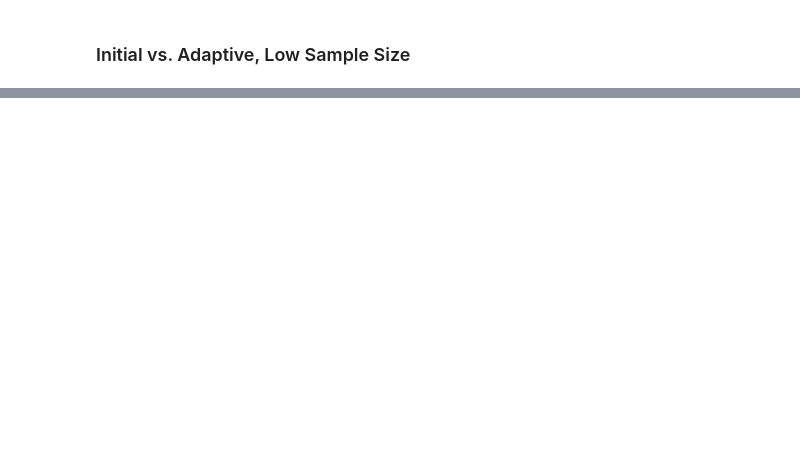
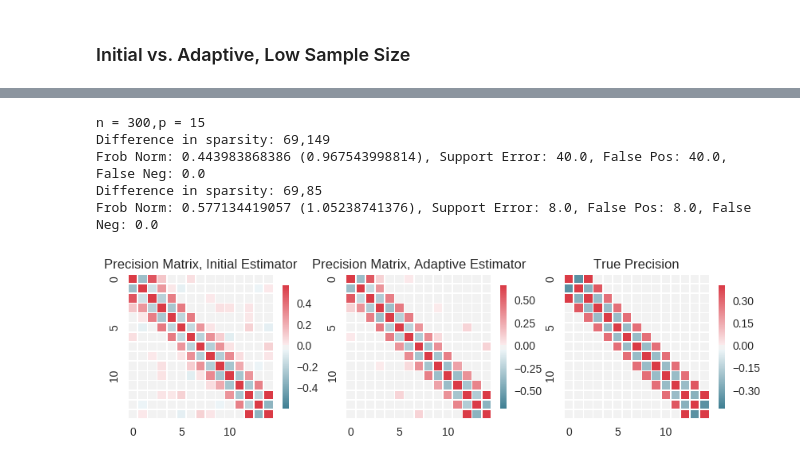
Before and after one commit to skggm/skggm, a Jupyter notebook: examples/Banded Network Simulation.ipynb, the cells around one changed output, grey strips where cells are left out. Drawn from its saved outputs; the diff is of its cells as text; code cells hidden in the pictures; blank space fills up the shorter version.

```diff
--- a/examples/Banded Network Simulation.ipynb
+++ b/examples/Banded Network Simulation.ipynb
@@ -263,0 +217,16 @@ NameError: name 'ae_trial' is not defined
+# %%
+f, (ax1,ax2,ax3) = plt.subplots(1,3,figsize=(10,4));
+
+n_samples = 20*n_features
+prng = np.random.RandomState(2)
+X = mvn(n_samples,n_features,covariance,random_state=prng)
+print 'n = {},p = {}'.format(n_samples,n_features)
+
+compare_init_adaptive(X,n_samples,n_features)
+# %% [output]
+n = 300,p = 15
+Difference in sparsity: 69,149
+Frob Norm: 0.443983868386 (0.967543998814), Support Error: 40.0, False Pos: 40.0, False Neg: 0.0
+Difference in sparsity: 69,85
+Frob Norm: 0.577134419057 (1.05238741376), Support Error: 8.0, False Pos: 8.0, False Neg: 0.0
+[figure, added]
```
Also changed, not shown: parts of 20 cells of this notebook.
